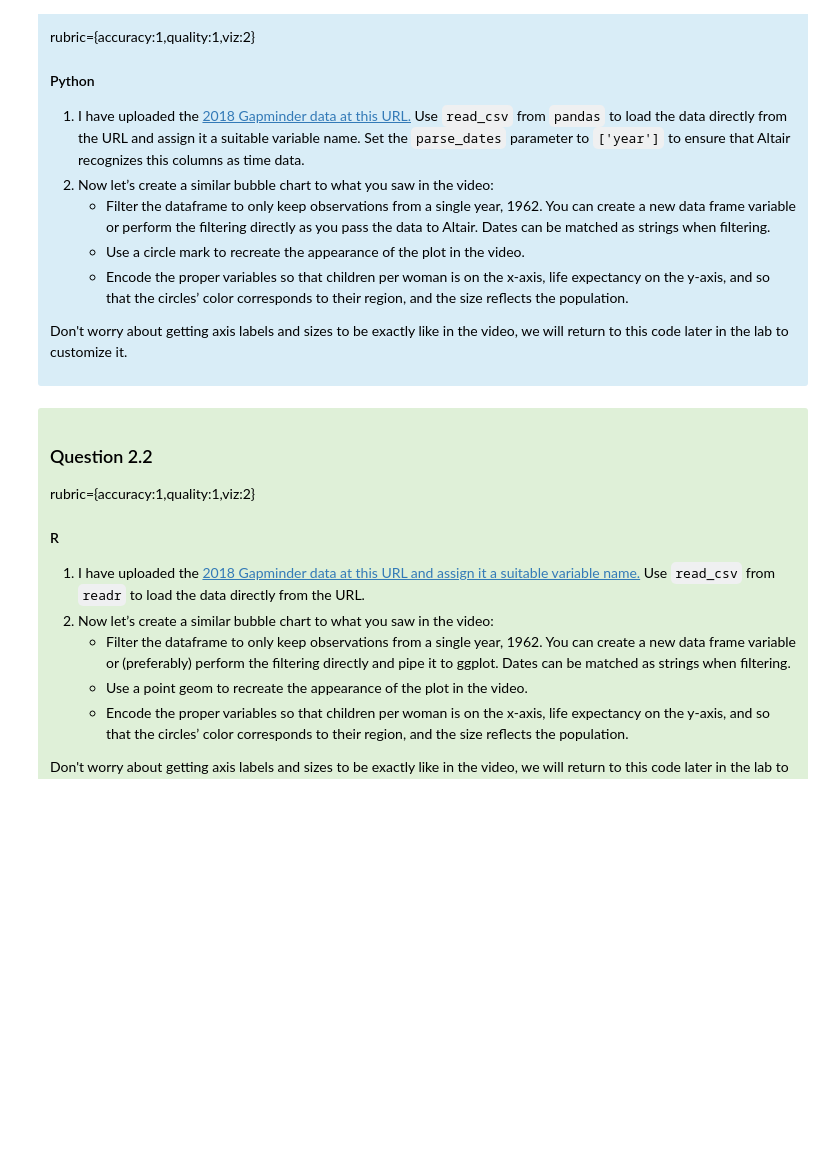
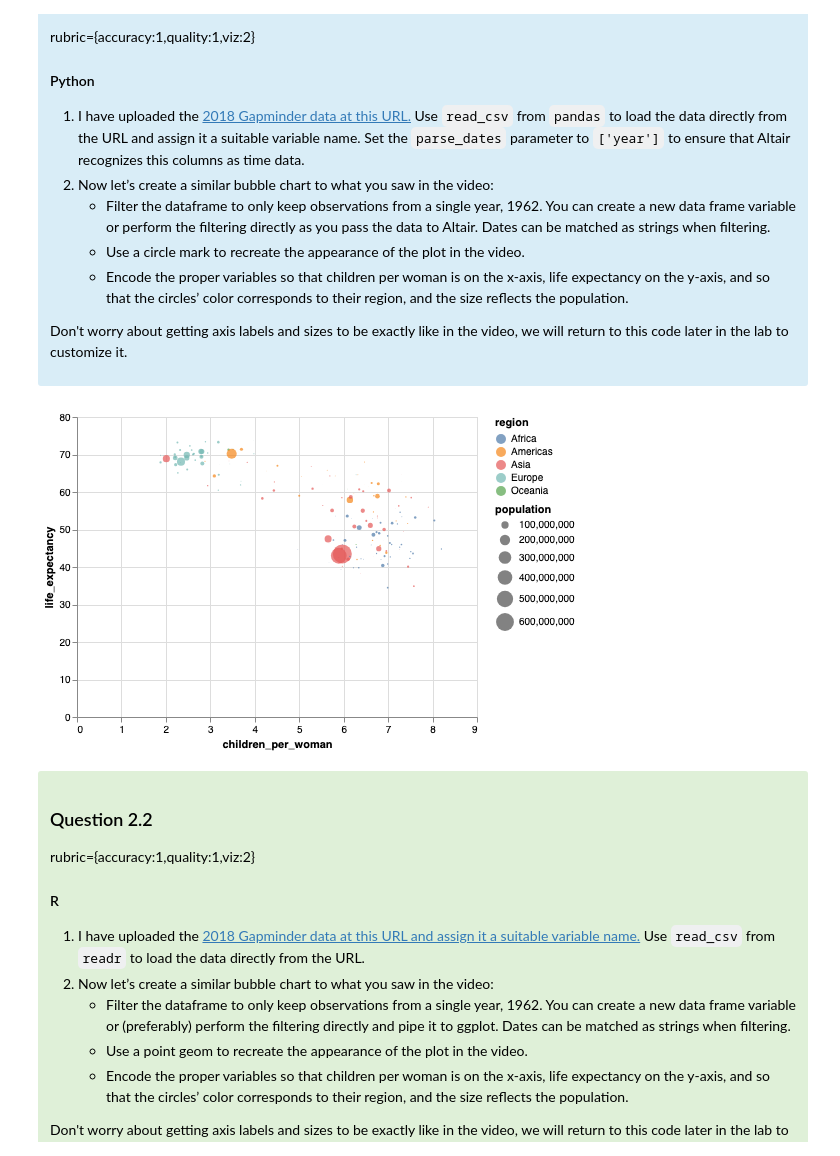
Before and after one commit to Christian-Ji/data_550_Dataviz_1, a Jupyter notebook: lab1_group20/lab1.ipynb, the cells around one changed output. Cells and saved outputs as stored; diff of their text form; code cells hidden in the pictures; blank space fills up the shorter version.

```diff
--- a/lab1_group20/lab1.ipynb
+++ b/lab1_group20/lab1.ipynb
@@ -168,3 +168,38 @@ we will return to this code later in the lab to customize it.</p>
+# %%
+# YOUR PYTHON ANSWER GOES HERE
+import pandas as pd
+import altair as alt
+
+# 1) Load data
+url = "https://raw.githubusercontent.com/UofTCoders/workshops-dc-py/master/data/processed/world-data-gapminder.csv"
+gap = pd.read_csv(url, parse_dates=["year"])
+
+# 2) Filter to a single year: 1962
+gap_1962 = gap[gap["year"].dt.year == 1962].copy()
+
+# 3) Bubble chart
+chart = (
+    alt.Chart(gap_1962)
+    .mark_circle(opacity=0.7)
+    .encode(
+        x="children_per_woman:Q",
+        y="life_expectancy:Q",
+        color="region:N",
+        size="population:Q",
+        tooltip=[
+            "country:N",
+            "region:N",
+            alt.Tooltip("income:Q", format=",.0f"),
+            alt.Tooltip("life_expectancy:Q", format=".1f"),
+            alt.Tooltip("children_per_woman:Q", format=".2f"),
+            alt.Tooltip("population:Q", format=",.0f"),
+        ],
+    )
+)
+
+chart
+# %% [output]
+[figure, added]
 # %% [markdown]
 <div class="alert alert-success" style="color:black">
 
```
Also changed, not shown: parts of 38 cells of this notebook.
